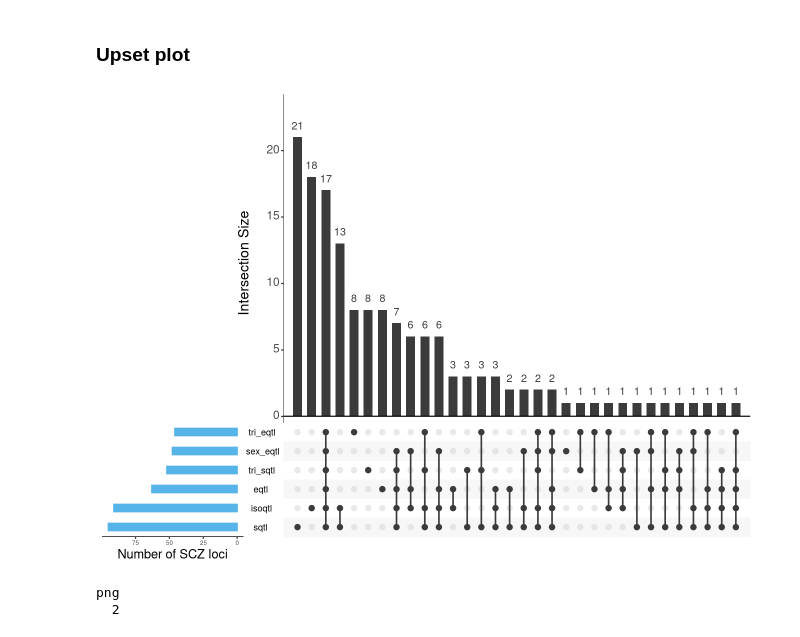
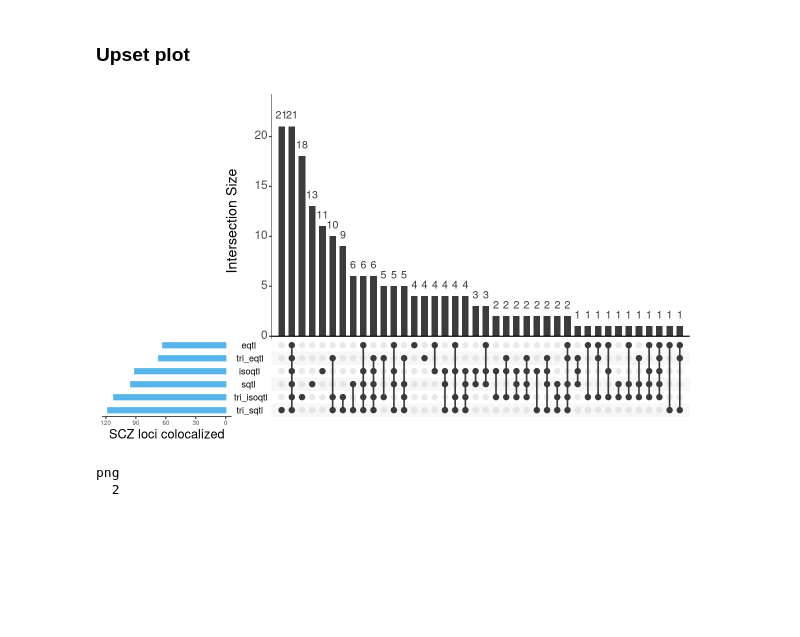
Before and after one commit to gandallab/devBrain_xQTL, a Jupyter notebook: code/05-QTL-GWAS/colocal/eCAVIAR.ipynb, the cells around one changed output. Saved outputs shown, nothing was run; the diff lists cells and outputs as text; code cells hidden in the pictures; blank space fills up the shorter version.

```diff
--- a/code/05-QTL-GWAS/colocal/eCAVIAR.ipynb
+++ b/code/05-QTL-GWAS/colocal/eCAVIAR.ipynb
@@ -476,31 +900,34 @@ A data.frame: 3 x 17
 # %% [markdown]
 ### Upset plot
 # %%
-eqtl <- read.table("../results_eqtl/PGC3_SCZ_wave3.european.autosome.public.v3/CLPP_sig.txt", header = T)
-isoqtl <- read.table("../results_isoqtl/PGC3_SCZ_wave3.european.autosome.public.v3/CLPP_sig.txt", header = T)
-sqtl <- read.table("../results_sqtl/PGC3_SCZ_wave3.european.autosome.public.v3/CLPP_sig.txt", header = T)
+eqtl <- read.table("results_eqtl/PGC3_SCZ_wave3.european.autosome.public.v3/CLPP_sig.txt", header = T)
+isoqtl <- read.table("results_isoqtl/PGC3_SCZ_wave3.european.autosome.public.v3/CLPP_sig.txt", header = T)
+sqtl <- read.table("results_sqtl/PGC3_SCZ_wave3.european.autosome.public.v3/CLPP_sig.txt", header = T)
+tri_e <- read.table("SCZ_tri_eqtl.tsv", header = T)
+tri_iso <- read.table("SCZ_tri_isoqtl.tsv", header = T)
+tri_s <- fread("SCZ_tri_sqtl.tsv", data.table = F)
 # cell <- read.table("../cell_SCZ_sig.txt", header = T)
-sex_e_m <- read.table("../results_male_eqtl/PGC3_SCZ_wave3.european.autosome.public.v3/CLPP_sig.txt", header = T)
-sex_e_f <- read.table("../results_female_eqtl/PGC3_SCZ_wave3.european.autosome.public.v3/CLPP_sig.txt", header = T)
-tri1_e <- read.table("../results_tri1_eqtl/PGC3_SCZ_wave3.european.autosome.public.v3/CLPP_sig.txt", header = T)
-tri2_e <- read.table("../results_tri2_eqtl/PGC3_SCZ_wave3.european.autosome.public.v3/CLPP_sig.txt", header = T)
-tri1_s <- read.table("../results_tri1_sqtl/PGC3_SCZ_wave3.european.autosome.public.v3/CLPP_sig.txt", header = T)
-tri2_s <- read.table("../results_tri2_sqtl/PGC3_SCZ_wave3.european.autosome.public.v3/CLPP_sig.txt", header = T)
+# sex_e_m <- read.table("../results_male_eqtl/PGC3_SCZ_wave3.european.autosome.public.v3/CLPP_sig.txt", header = T)
+# sex_e_f <- read.table("../results_female_eqtl/PGC3_SCZ_wave3.european.autosome.public.v3/CLPP_sig.txt", header = T)
+# tri1_e <- read.table("../results_tri1_eqtl/PGC3_SCZ_wave3.european.autosome.public.v3/CLPP_sig.txt", header = T)
+# tri2_e <- read.table("../results_tri2_eqtl/PGC3_SCZ_wave3.european.autosome.public.v3/CLPP_sig.txt", header = T)
+# tri1_s <- read.table("../results_tri1_sqtl/PGC3_SCZ_wave3.european.autosome.public.v3/CLPP_sig.txt", header = T)
+# tri2_s <- read.table("../results_tri2_sqtl/PGC3_SCZ_wave3.european.autosome.public.v3/CLPP_sig.txt", header = T)
 # %%
 loci <- list(eqtl = unique(eqtl$locus),
-            isoqtl = unique(isoqtl$locus),
-            sqtl = unique(sqtl$locus),
-            sex_eqtl = unique(c(sex_e_m$locus, sex_e_f$locus)),
-            tri_eqtl = unique(c(tri1_e$locus, tri2_e$locus)),
-            tri_sqtl = unique(c(tri1_s$locusm, tri2_s$locus)))
+             isoqtl = unique(isoqtl$locus),
+             sqtl = unique(sqtl$locus),
+             tri_eqtl = unique(tri_e$locus),
+             tri_isoqtl = unique(tri_iso$locus),
+             tri_sqtl = unique(tri_s$locus))
 # %%
-options(repr.plot.height = 8, repr.plot.width = 11)
+options(repr.plot.height = 6, repr.plot.width = 10)
 upset(fromList(loci), order.by = "freq",
       sets.bar.color = "#56B4E9",
-      sets.x.label = "Number of SCZ loci",
+      sets.x.label = "SCZ loci colocalized",
       point.size = 3,
       nsets = 7,
       text.scale = c(2, 2, 1.8, 1, 1.5, 2))
 # %% [output]
-[figure, old version]
+[figure, new version]
 # %%
```
Also changed, not shown: parts of 35 cells of this notebook, 13 other files.
